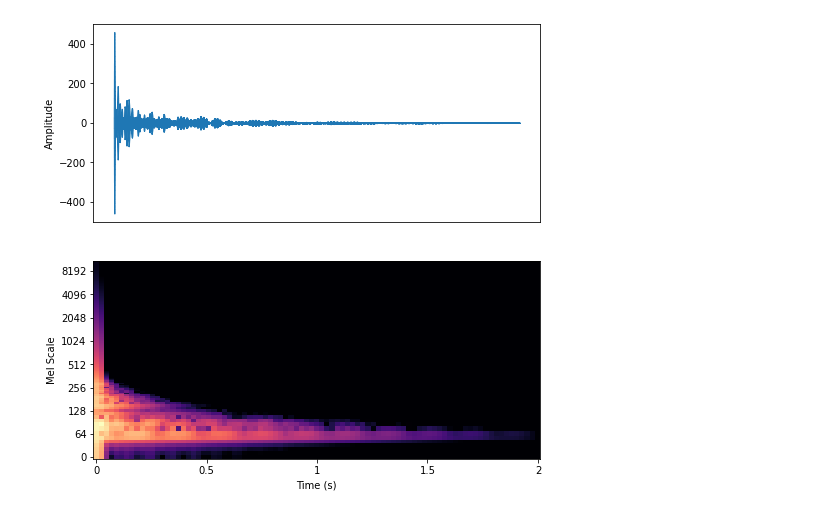
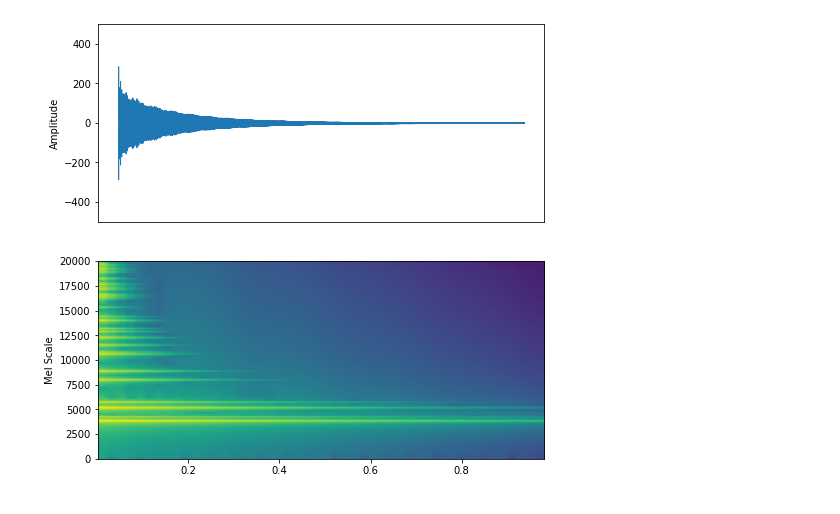
Before and after one commit to roenchina/modal-analysis, a Jupyter notebook: vis/librosa_specgram.ipynb, the cells around one changed output. Cells and saved outputs as stored; diff of their text form; code cells hidden in the pictures.

```diff
--- a/vis/librosa_specgram.ipynb
+++ b/vis/librosa_specgram.ipynb
@@ -1,30 +1,38 @@
 # %%
 
 import librosa
 import librosa.display
 import numpy as np
 import matplotlib.pyplot as plt
+from scipy.io import wavfile
 
 
-file_name = './EXP_srtp/_T150 Wood s10/T150-p196_test.wav'
+file_name = './EXP_srtp/_T353 glass 0.5/T353-p190-Glass-s0.5_gt.wav'
+# file_name = './EXP_srtp/_T150 Wood s10/T150-p196_test.wav'
+
 y, sr = librosa.load(file_name, sr=None, duration=1)
-
+# sr, y = wavfile.read(file_name)
 plt.figure(figsize=(8, 8))
 
 plt.subplot(2,1,1)
 plt.ylim((-500, 500))
-# plt.xticks([])
 frame = plt.gca()
 frame.axes.get_xaxis().set_visible(False)
 librosa.display.waveshow(y[0:22050], sr=sr)
 plt.ylabel('Amplitude')
 
 plt.subplot(2,1,2)
-D = librosa.amplitude_to_db(np.abs(librosa.stft(y)), ref=np.max)
-librosa.display.specshow(D, x_axis='s', y_axis='log')
+# option 1
+Pxx, freqs, bins, im = plt.specgram(y, NFFT=1028, Fs=sr)
+plt.axis((None, None, 0, 20000))
+
+# option 2
+# D = librosa.amplitude_to_db(np.abs(librosa.stft(y)), ref=np.max)
+# librosa.display.specshow(D, x_axis='s', y_axis='mel')
+
 # plt.colorbar(format='%+2.0f dB')
 plt.ylabel('Mel Scale')
 
 plt.show()
 # %% [output]
-[figure, old version]
+[figure, new version]
```
Also changed, not shown: 6 other files.
